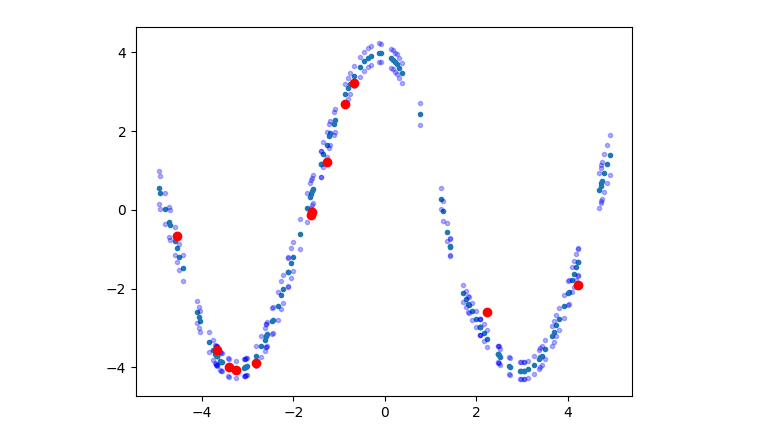
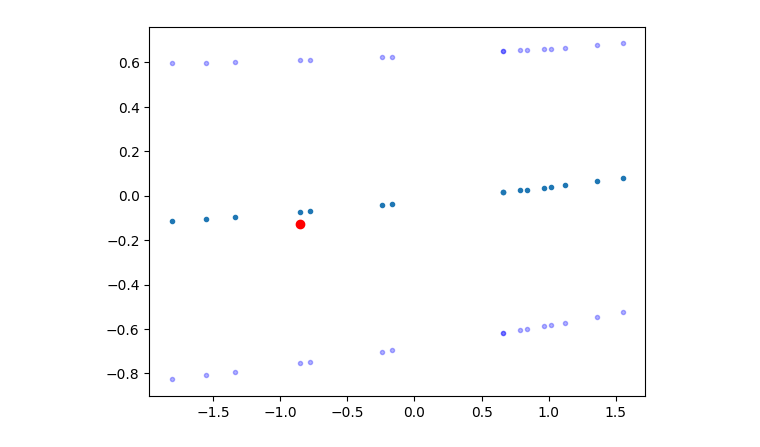
Before and after one commit to ChickNCurry/diffusion-vi-neural-processes, a Jupyter notebook: neural-process/code/new/np_experiment_1d.ipynb, the cells around one changed output. Cells and saved outputs as stored; diff of their text form; code cells hidden in the pictures.

```diff
--- a/neural-process/code/new/np_experiment_1d.ipynb
+++ b/neural-process/code/new/np_experiment_1d.ipynb
@@ -123,0 +137,32 @@ plt.show()
+# %%
+gen_dataloader = torch.utils.data.DataLoader(dataset=dataset, batch_size=1, shuffle=True)
+x_data, y_data = next(iter(gen_dataloader))
+x_data, y_data = x_data.to(device), y_data.to(device)
+
+context_len = 3 # x_data.shape[1] - 1
+x_context, y_context, _, _ = split_context_target(x_data, y_data, context_len=context_len, random=False)
+
+n_samples = 1024
+
+model.eval()
+_, y_mu, _, z, _, _ = model.sample(x_context, y_context, x_data, n_samples)
+
+x_data = x_data.cpu().detach().numpy()
+y_data = y_data.cpu().detach().numpy()
+x_context = x_context.cpu().detach().numpy()
+y_context = y_context.cpu().detach().numpy()
+y_mu = y_mu.cpu().detach().numpy()
+z = z.cpu().detach().numpy()
+
+_, ax  = plt.subplots(1, 2, figsize=(12, 3), gridspec_kw={'width_ratios': [3, 1]})
+
+for i in range(n_samples):
+    ax[0].scatter(x_data, y_mu[i], marker=".", alpha=0.2)
+
+ax[0].scatter(x_data, y_data, marker="o", c="black")
+ax[0].scatter(x_context, y_context, marker="o", c="red")
+
+ax[1].hist2d(z[:, 0, 0], z[:, 0, 1], bins=20, cmap="inferno")
+
+plt.tight_layout()
+plt.show()
@@ -128,33 +175,35 @@ gen_dataloader = torch.utils.data.DataLoader(dataset=dataset, batch_size=1, shuf
 x_data, y_data = next(iter(gen_dataloader))
 x_data, y_data = x_data.to(device), y_data.to(device)
 
-factor = 0.1
-x_context, y_context, x_target, y_target = split_context_target(x_data, y_data, factor, random=True)
+context_len = 1
+x_context, y_context, x_target, y_target = split_context_target(x_data, y_data, context_len=context_len, random=True)
 
 n_samples = 1
 
 model.eval()
 y, y_mu, y_std = model(x_context, y_context, x_data)
+
+plt.figure(figsize=(9, 3))
 
 for i in range(n_samples):
     plt.scatter(x_data.cpu().detach().numpy(), y_mu[i].cpu().detach().numpy(), marker=".")
     plt.scatter(
         x_data.cpu().detach().numpy(),
         (y_mu[i] - 2 * y_std).cpu().detach().numpy(),
         marker=".",
         c="blue",
         alpha=0.3,
     )
     plt.scatter(
         x_data.cpu().detach().numpy(),
         (y_mu[i] + 2 * y_std).cpu().detach().numpy(),
         marker=".",
         c="blue",
         alpha=0.3,
     )
 
 plt.scatter(x_context.cpu().detach().numpy(), y_context.cpu().detach().numpy(), marker="o", c="red")
 
 plt.show()
 # %% [output]
-[figure, old version]
+[figure, new version]
```
Also changed, not shown: parts of 16 cells of this notebook, 5 other files.
